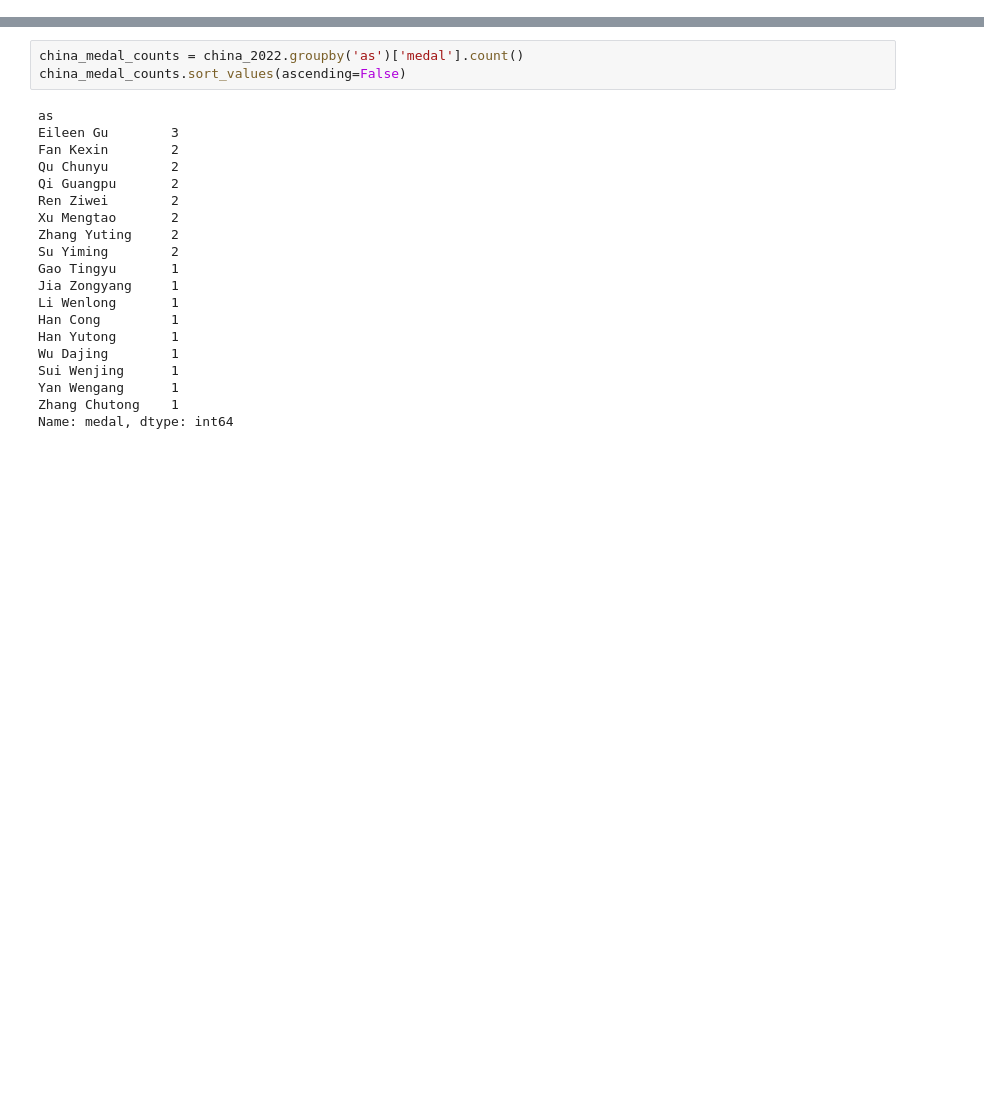
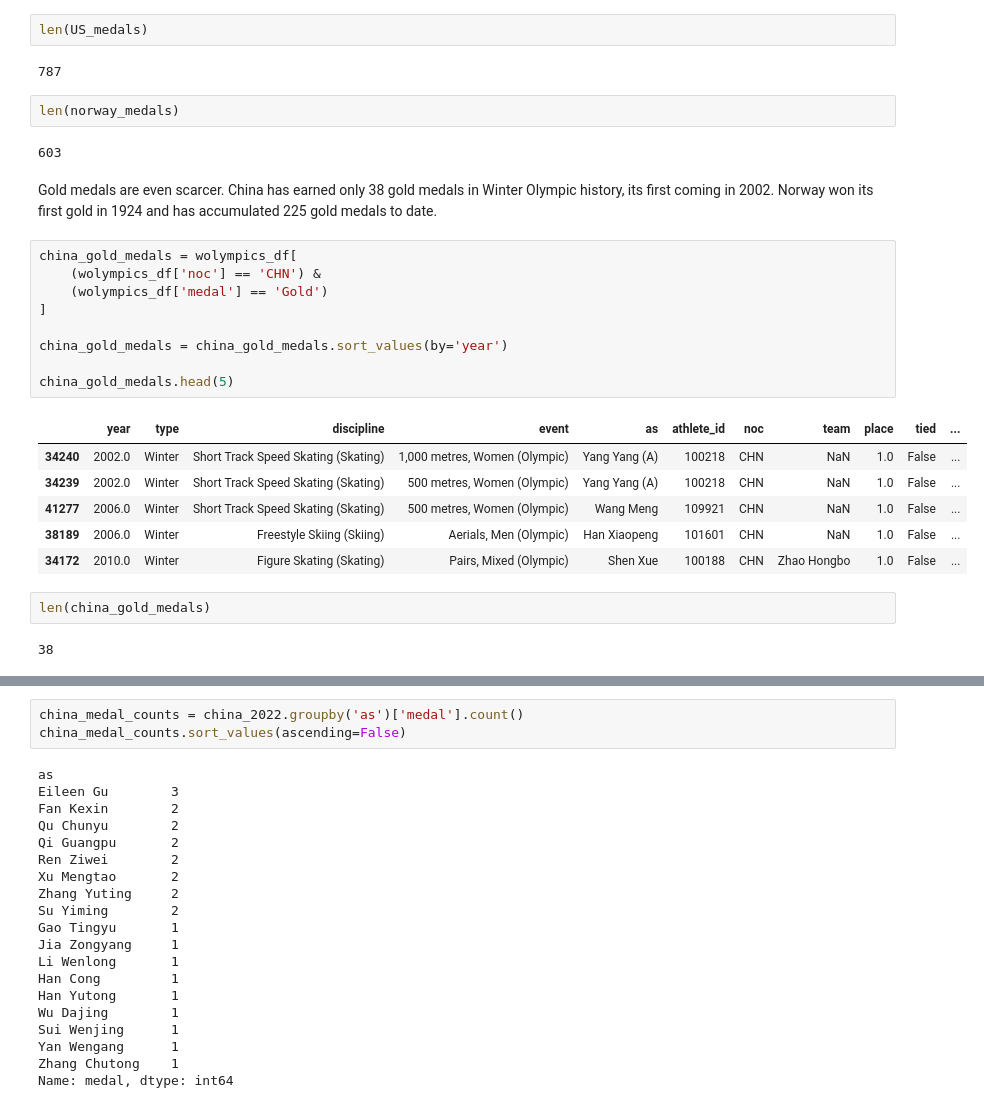
Before and after one commit to ninalawson-lab/comm3180_S26_Blog, a Jupyter notebook: posts/003_DOW3/DOW3.ipynb, the cells around one changed output, grey strips where cells are left out. Saved outputs shown, nothing was run; the diff lists cells and outputs as text; blank space fills up the shorter version.

```diff
--- a/posts/003_DOW3/DOW3.ipynb
+++ b/posts/003_DOW3/DOW3.ipynb
@@ -197,0 +65,30 @@ china_2022 = wolympics_df[
+# %%
+len(US_medals)
+# %% [output]
+787
+# %%
+len(norway_medals)
+# %% [output]
+603
+# %% [markdown]
+Gold medals are even scarcer. China has earned only 38 gold medals in Winter Olympic history, its first coming in 2002. Norway won its first gold in 1924 and has accumulated 225 gold medals to date.
+# %%
+china_gold_medals = wolympics_df[
+    (wolympics_df['noc'] == 'CHN') &
+    (wolympics_df['medal'] == 'Gold')
+]
+
+china_gold_medals = china_gold_medals.sort_values(by='year')
+
+china_gold_medals.head(5)
+# %% [output]
+|  | year | type | discipline | event | as | athlete_id | noc | team | place | tied | ... |
+| 34240 | 2002.0 | Winter | Short Track Speed Skating (Skating) | 1,000 metres, Women (Olympic) | Yang Yang (A) | 100218 | CHN | NaN | 1.0 | False | ... |
+| 34239 | 2002.0 | Winter | Short Track Speed Skating (Skating) | 500 metres, Women (Olympic) | Yang Yang (A) | 100218 | CHN | NaN | 1.0 | False | ... |
+| 41277 | 2006.0 | Winter | Short Track Speed Skating (Skating) | 500 metres, Women (Olympic) | Wang Meng | 109921 | CHN | NaN | 1.0 | False | ... |
+| 38189 | 2006.0 | Winter | Freestyle Skiing (Skiing) | Aerials, Men (Olympic) | Han Xiaopeng | 101601 | CHN | NaN | 1.0 | False | ... |
+| 34172 | 2010.0 | Winter | Figure Skating (Skating) | Pairs, Mixed (Olympic) | Shen Xue | 100188 | CHN | Zhao Hongbo | 1.0 | False | ... |
+# %%
+len(china_gold_medals)
+# %% [output]
+38
```
Also changed, not shown: parts of 52 cells of this notebook.
